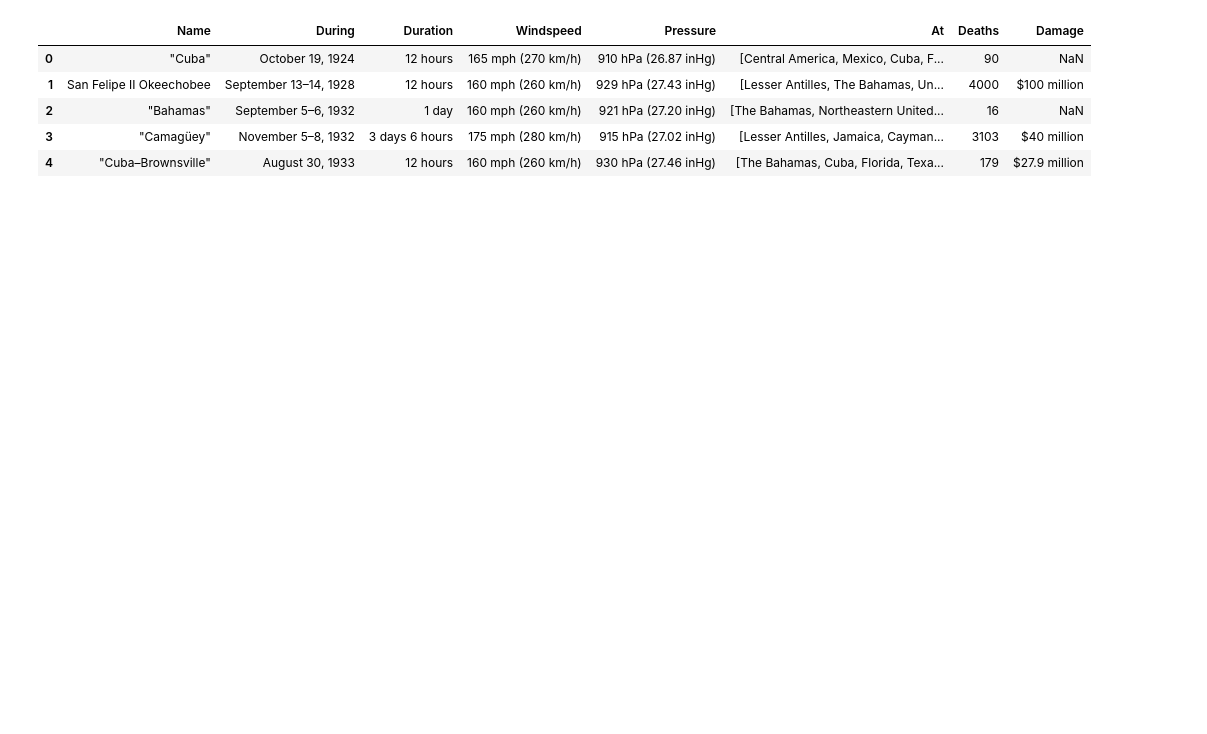
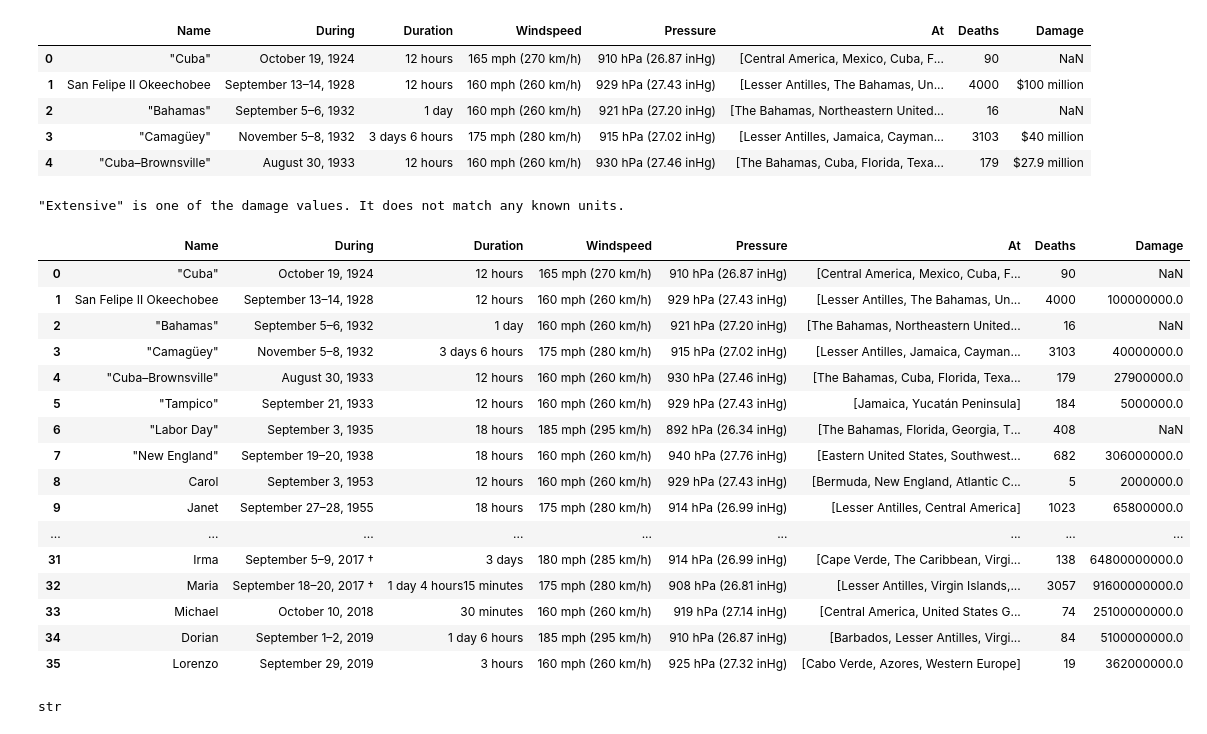
Before and after one commit to Alon-Shaaltiel/Hurricanes_US, a Jupyter notebook: Data_Collection.ipynb, the cells around one changed output. Drawn from its saved outputs; the diff is of its cells as text; code cells hidden in the pictures; blank space fills up the shorter version.

Commit message:
Organized damage column and deleted unnecessary notebook

```diff
--- a/Data_Collection.ipynb
+++ b/Data_Collection.ipynb
@@ -141,3 +145,57 @@ Hurricanes.head(5)
 ## Windspeed -> kmph (int)
 ## Duration -> Minutes (int)
 ## During -> dd/mm/yyyy (Date)
+# %%
+Hurricanes.Deaths = Hurricanes.Deaths.apply(int)
+# %%
+Hurricanes.Damage = Hurricanes.Damage.apply(lambda x: unicodedata.normalize("NFKD", str(x)))
+
+dmg_conversions = dict(million=float(10**6),billion=float(10**9))
+dmg_new = []
+
+for damage in Hurricanes.Damage:
+    if damage == 'nan':
+        dmg_new.append(np.nan)
+        continue
+
+    cost = damage.split(' ')[0]
+    unit = damage.split(' ')[-1]
+
+    if unit not in dmg_conversions:
+        dmg_new.append(damage)
+        print(f'"{damage}" is one of the damage values. It does not match any known units.')
+        continue
+
+    if '$' not in cost:
+        dmg_new.append(damage)
+        print(f'This cost: {cost} is not in USD. The cost in dollars will not be calculated.')
+        continue
+
+    cost = float(cost.strip()[1:])
+    dmg_new.append(cost*dmg_conversions[unit])
+
+Hurricanes.Damage = pd.Series(dmg_new)
+Hurricanes
+# %% [output]
+"Extensive" is one of the damage values. It does not match any known units.
+|  | Name | During | Duration | Windspeed | Pressure | At | Deaths | Damage |
+| 0 | "Cuba" | October 19, 1924 | 12 hours | 165 mph (270 km/h) | 910 hPa (26.87 inHg) | [Central America, Mexico, Cuba, F... | 90 | NaN |
+| 1 | San Felipe II Okeechobee | September 13–14, 1928 | 12 hours | 160 mph (260 km/h) | 929 hPa (27.43 inHg) | [Lesser Antilles, The Bahamas, Un... | 4000 | 100000000.0 |
+| 2 | "Bahamas" | September 5–6, 1932 | 1 day | 160 mph (260 km/h) | 921 hPa (27.20 inHg) | [The Bahamas, Northeastern United... | 16 | NaN |
+| 3 | "Camagüey" | November 5–8, 1932 | 3 days 6 hours | 175 mph (280 km/h) | 915 hPa (27.02 inHg) | [Lesser Antilles, Jamaica, Cayman... | 3103 | 40000000.0 |
+| 4 | "Cuba–Brownsville" | August 30, 1933 | 12 hours | 160 mph (260 km/h) | 930 hPa (27.46 inHg) | [The Bahamas, Cuba, Florida, Texa... | 179 | 27900000.0 |
+| 5 | "Tampico" | September 21, 1933 | 12 hours | 160 mph (260 km/h) | 929 hPa (27.43 inHg) | [Jamaica, Yucatán Peninsula] | 184 | 5000000.0 |
+| 6 | "Labor Day" | September 3, 1935 | 18 hours | 185 mph (295 km/h) | 892 hPa (26.34 inHg) | [The Bahamas, Florida, Georgia, T... | 408 | NaN |
+| 7 | "New England" | September 19–20, 1938 | 18 hours | 160 mph (260 km/h) | 940 hPa (27.76 inHg) | [Eastern United States, Southwest... | 682 | 306000000.0 |
+| 8 | Carol | September 3, 1953 | 12 hours | 160 mph (260 km/h) | 929 hPa (27.43 inHg) | [Bermuda, New England, Atlantic C... | 5 | 2000000.0 |
+| 9 | Janet | September 27–28, 1955 | 18 hours | 175 mph (280 km/h) | 914 hPa (26.99 inHg) | [Lesser Antilles, Central America] | 1023 | 65800000.0 |
+| ... | ... | ... | ... | ... | ... | ... | ... | ... |
+| 31 | Irma | September 5–9, 2017 † | 3 days | 180 mph (285 km/h) | 914 hPa (26.99 inHg) | [Cape Verde, The Caribbean, Virgi... | 138 | 64800000000.0 |
+| 32 | Maria | September 18–20, 2017 † | 1 day 4 hours15 minutes | 175 mph (280 km/h) | 908 hPa (26.81 inHg) | [Lesser Antilles, Virgin Islands,... | 3057 | 91600000000.0 |
+| 33 | Michael | October 10, 2018 | 30 minutes | 160 mph (260 km/h) | 919 hPa (27.14 inHg) | [Central America, United States G... | 74 | 25100000000.0 |
+| 34 | Dorian | September 1–2, 2019 | 1 day 6 hours | 185 mph (295 km/h) | 910 hPa (26.87 inHg) | [Barbados, Lesser Antilles, Virgi... | 84 | 5100000000.0 |
+| 35 | Lorenzo | September 29, 2019 | 3 hours | 160 mph (260 km/h) | 925 hPa (27.32 inHg) | [Cabo Verde, Azores, Western Europe] | 19 | 362000000.0 |
+# %%
+Hurricanes.Pressure = Hurricanes.Pressure.apply(lambda x: unicodedata.normalize("NFKD", str(x)))
+# %% [output]
+str
```
Also changed, not shown: parts of 3 cells of this notebook, 1 other file.
